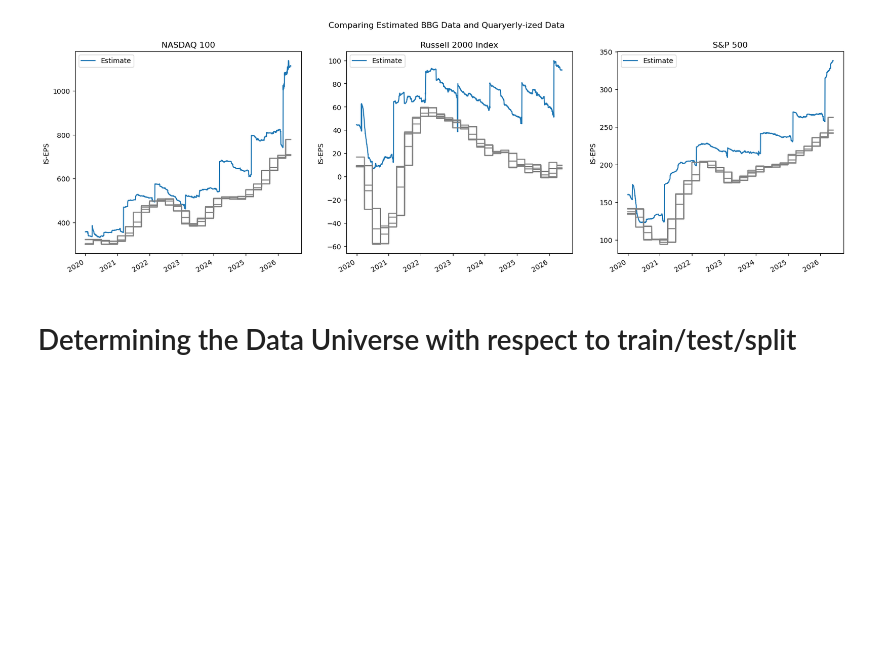
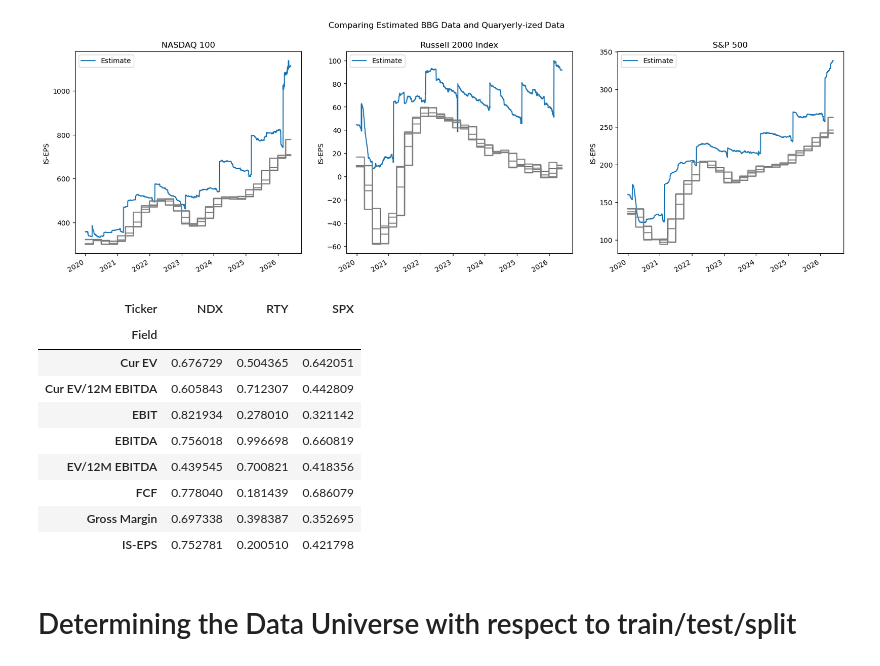
Before and after one commit to diegodalvarez/CurrentFundamentalFactorModels, a Jupyter notebook: notebook/1DataPreprocessing.ipynb, the cells around one changed output. Drawn from its saved outputs; the diff is of its cells as text; code cells hidden in the pictures; blank space fills up the shorter version.

```diff
--- a/notebook/1DataPreprocessing.ipynb
+++ b/notebook/1DataPreprocessing.ipynb
@@ -14,8 +15,17 @@ from   matplotlib.patches import Patch
 # %%
 note_path = os.getcwd()
 repo_path = os.path.abspath(os.path.join(note_path, ".."))
-data_path = os.path.join(repo_path, "data")
-raw_path  = os.path.join(data_path, "RawData")
+data_path = os.path.join(repo_path, "data", "DataBase")
+# %%
+path    = os.path.join(repo_path, "data", "EquityForecastTickerGuide.xlsx")
+RENAMER = (pd
+    .read_excel(io = path, sheet_name = "Renamer")
+    .loc[lambda x: x.group == "renamer"]
+    .set_index("old_name")
+    .new_name
+    .to_dict())
+
+FLOAT_FORMAT = "{:.2f}".format
 # %% [markdown]
 # Analyzing Fundamental Data
 # %% [markdown]
@@ -169,6 +179,52 @@ fig.suptitle("Comparing Estimated BBG Data and Quaryerly-ized Data")
 plt.show()
 # %% [output]
 [figure]
+# %%
+path = os.path.join(data_path, "Quarterlyized", "QuarterlyFundamentalEquityIndexData.parquet")
+
+df_quarterly_all = (pd
+    .read_parquet(path = path, engine = "pyarrow")
+    .loc[lambda x: x.ticker.isin(sample_tickers)]
+    .assign(year = lambda x: x.quarter.str.split("-").str[0].astype(int)))
+# %%
+def _get_cross_correlation(df: pd.DataFrame) -> pd.DataFrame:
+
+    mean_val = (df
+        .diff()
+        .corr()
+        .pipe(lambda x: x.where(~np.eye(len(x), dtype = bool)))
+        .stack()
+        .mean())
+
+    return mean_val
+
+
+display(df_quarterly_all
+    [["quarter", "ticker", "field", "stat_method", "value"]]
+    .pivot(index = ["quarter", "ticker", "field"], columns = "stat_method", values = "value")
+    .reset_index()
+    .set_index("quarter")
+    .groupby(["ticker", "field"])
+    .apply(_get_cross_correlation)
+    .to_frame(name = "avg_corr")
+    .reset_index()
+    .replace(RENAMER)
+    .assign(ticker = lambda x: x.ticker.str.split(" ").str[0])
+    .rename(columns = {
+        "ticker": "Ticker",
+        "field" : "Field"})
+    .pivot(index = "Field", columns = "Ticker", values = "avg_corr"))
+# %% [output]
+| Ticker | NDX | RTY | SPX |
+| Field |  |  |  |
+| Cur EV | 0.676729 | 0.504365 | 0.642051 |
+| Cur EV/12M EBITDA | 0.605843 | 0.712307 | 0.442809 |
+| EBIT | 0.821934 | 0.278010 | 0.321142 |
+| EBITDA | 0.756018 | 0.996698 | 0.660819 |
+| EV/12M EBITDA | 0.439545 | 0.700821 | 0.418356 |
+| FCF | 0.778040 | 0.181439 | 0.686079 |
+| Gross Margin | 0.697338 | 0.398387 | 0.352695 |
+| IS-EPS | 0.752781 | 0.200510 | 0.421798 |
 # %% [markdown]
 # Determining the Data Universe with respect to train/test/split
 # %% [markdown]
```
Also changed, not shown: parts of 4 cells of this notebook.
